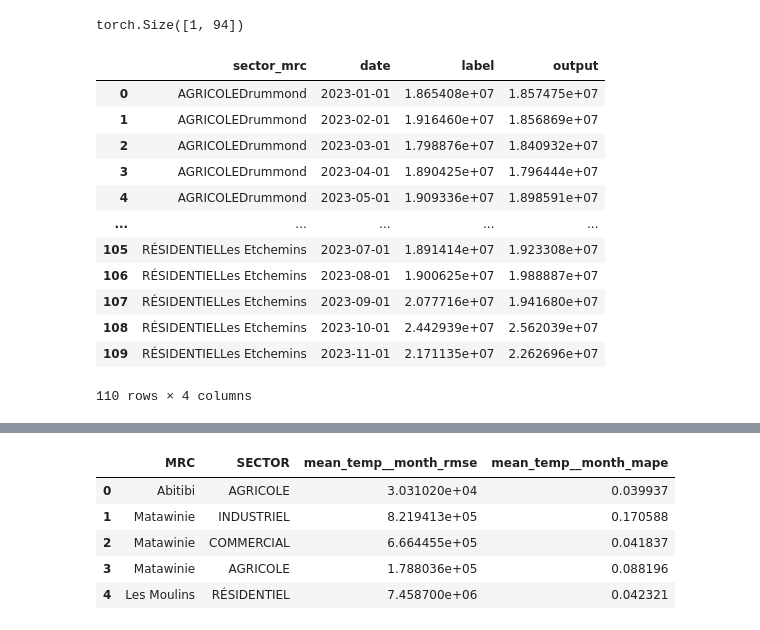
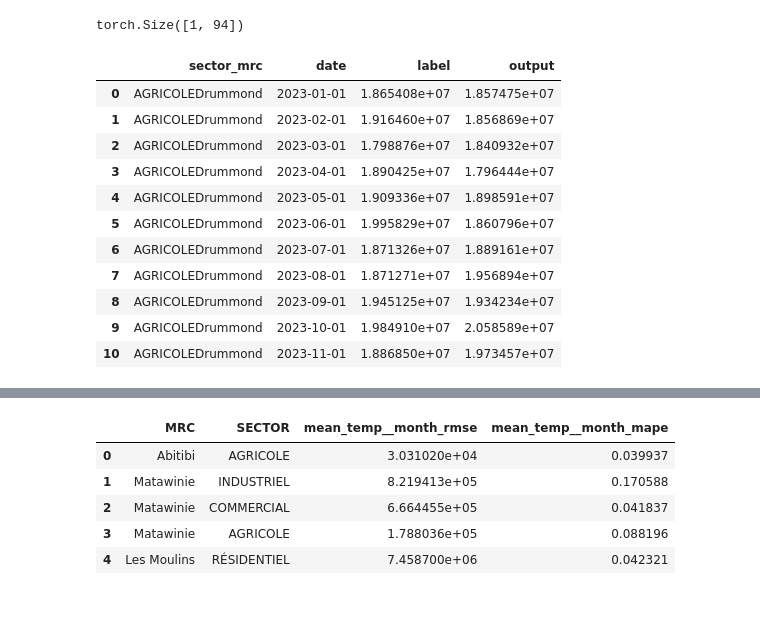
Before and after one commit to JuanJavierr/ml2_projet, a Jupyter notebook: arima_results.ipynb, the cells around one changed output, grey strips where cells are left out. Saved outputs shown, nothing was run; the diff lists cells and outputs as text; code cells hidden in the pictures.

```diff
--- a/arima_results.ipynb
+++ b/arima_results.ipynb
@@ -92,19 +92,18 @@ y.shape
 torch.Size([1, 94])
 # %%
 tcn_preds = pd.read_csv("tcn_preds.csv")
-# %%
-tcn_preds
-# %% [output]
-|  | sector_mrc | date | label | output |
-| 0 | AGRICOLEDrummond | 2023-01-01 | 1.865408e+07 | 1.857475e+07 |
-| 1 | AGRICOLEDrummond | 2023-02-01 | 1.916460e+07 | 1.856869e+07 |
-| 2 | AGRICOLEDrummond | 2023-03-01 | 1.798876e+07 | 1.840932e+07 |
-| 3 | AGRICOLEDrummond | 2023-04-01 | 1.890425e+07 | 1.796444e+07 |
-| 4 | AGRICOLEDrummond | 2023-05-01 | 1.909336e+07 | 1.898591e+07 |
-| ... | ... | ... | ... | ... |
-| 105 | RÉSIDENTIELLes Etchemins | 2023-07-01 | 1.891414e+07 | 1.923308e+07 |
-| 106 | RÉSIDENTIELLes Etchemins | 2023-08-01 | 1.900625e+07 | 1.988887e+07 |
-| 107 | RÉSIDENTIELLes Etchemins | 2023-09-01 | 2.077716e+07 | 1.941680e+07 |
-| 108 | RÉSIDENTIELLes Etchemins | 2023-10-01 | 2.442939e+07 | 2.562039e+07 |
-| 109 | RÉSIDENTIELLes Etchemins | 2023-11-01 | 2.171135e+07 | 2.262696e+07 |
-110 rows × 4 columns
+# %%
+tcn_preds[tcn_preds["sector_mrc"] == "AGRICOLEDrummond"]
+# %% [output]
+|  | sector_mrc | date | label | output |
+| 0 | AGRICOLEDrummond | 2023-01-01 | 1.865408e+07 | 1.857475e+07 |
+| 1 | AGRICOLEDrummond | 2023-02-01 | 1.916460e+07 | 1.856869e+07 |
+| 2 | AGRICOLEDrummond | 2023-03-01 | 1.798876e+07 | 1.840932e+07 |
+| 3 | AGRICOLEDrummond | 2023-04-01 | 1.890425e+07 | 1.796444e+07 |
+| 4 | AGRICOLEDrummond | 2023-05-01 | 1.909336e+07 | 1.898591e+07 |
+| 5 | AGRICOLEDrummond | 2023-06-01 | 1.995829e+07 | 1.860796e+07 |
+| 6 | AGRICOLEDrummond | 2023-07-01 | 1.871326e+07 | 1.889161e+07 |
+| 7 | AGRICOLEDrummond | 2023-08-01 | 1.871271e+07 | 1.956894e+07 |
+| 8 | AGRICOLEDrummond | 2023-09-01 | 1.945125e+07 | 1.934234e+07 |
+| 9 | AGRICOLEDrummond | 2023-10-01 | 1.984910e+07 | 2.058589e+07 |
+| 10 | AGRICOLEDrummond | 2023-11-01 | 1.886850e+07 | 1.973457e+07 |
```
Also changed, not shown: parts of 2 cells of this notebook.
